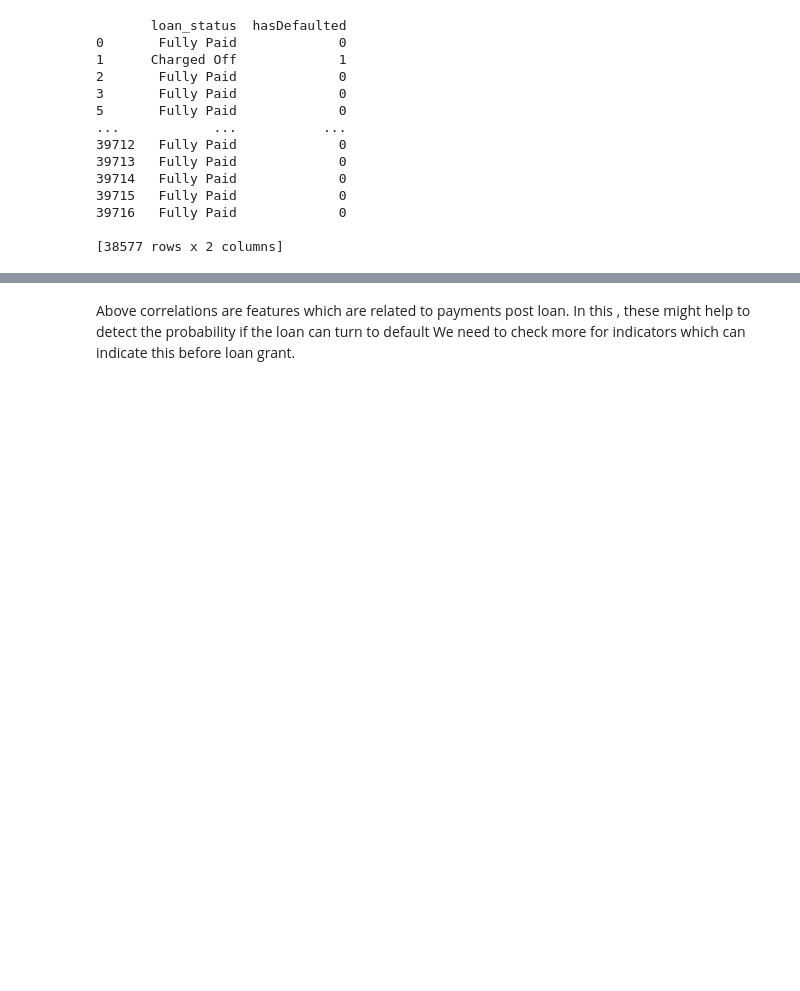
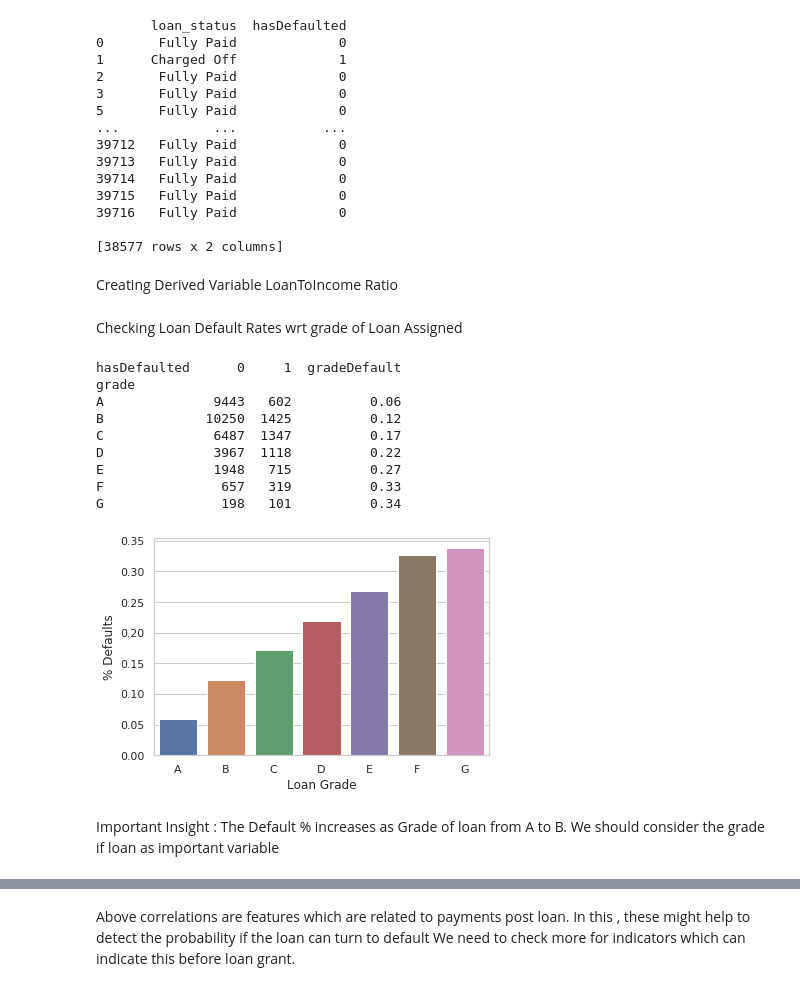
Before and after one commit to HemantTiwariGitHub/IntelligenceCodes, a Jupyter notebook: LendingClub.ipynb, the cells around one changed output, grey strips where cells are left out. Saved outputs shown, nothing was run; the diff lists cells and outputs as text; code cells hidden in the pictures; blank space fills up the shorter version.

```diff
--- a/LendingClub.ipynb
+++ b/LendingClub.ipynb
@@ -156,3 +136,5 @@ print(loan[['loan_status', 'hasDefaulted']])
 39716   Fully Paid             0
 
 [38577 rows x 2 columns]
+# %% [markdown]
+Creating Derived Variable LoanToIncome Ratio
@@ -158,0 +144,29 @@ print(loan[['loan_status', 'hasDefaulted']])
+# %% [markdown]
+Checking Loan Default Rates wrt grade of Loan Assigned
+# %%
+#check loans default wrt individual variables
+LoanCateg = pd.DataFrame(loan.groupby('grade')['hasDefaulted'].value_counts().unstack())
+LoanCateg['gradeDefault'] = LoanCateg[1]/(LoanCateg[0]+LoanCateg[1])
+
+listLoan = ['A','B','C','D','E','F','G']
+print (LoanCateg)
+
+import seaborn as sns
+sns.set(style="whitegrid")
+ax =sns.barplot(listLoan,LoanCateg['gradeDefault'])
+ax.set(xlabel='Loan Grade', ylabel='% Defaults')
+plt.show()
+# %% [output]
+hasDefaulted      0     1  gradeDefault
+grade
+A              9443   602          0.06
+B             10250  1425          0.12
+C              6487  1347          0.17
+D              3967  1118          0.22
+E              1948   715          0.27
+F               657   319          0.33
+G               198   101          0.34
+[figure, added]
+# %% [markdown]
+Important Insight : The Default % increases as Grade of loan from A to B.
+We should consider the grade if loan as important variable
```
Also changed, not shown: parts of 16 cells of this notebook.
